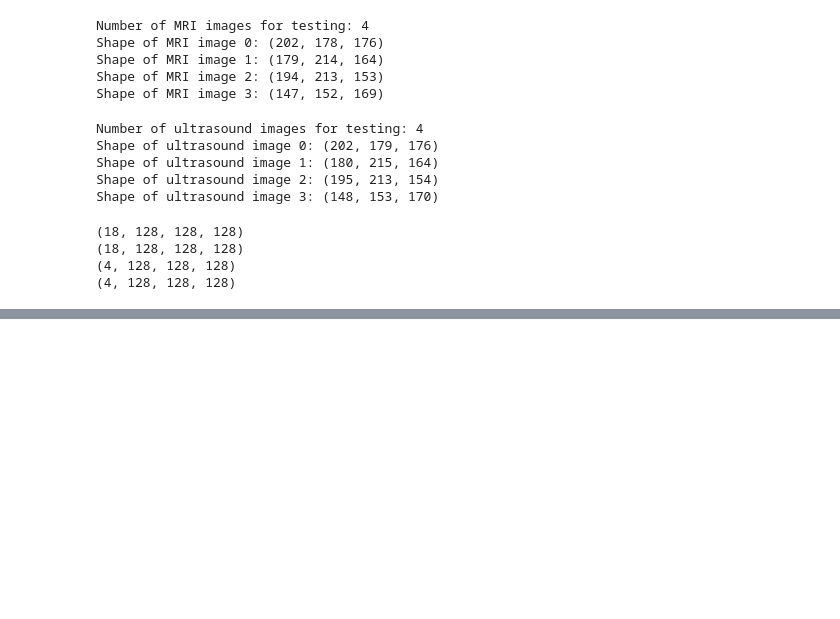
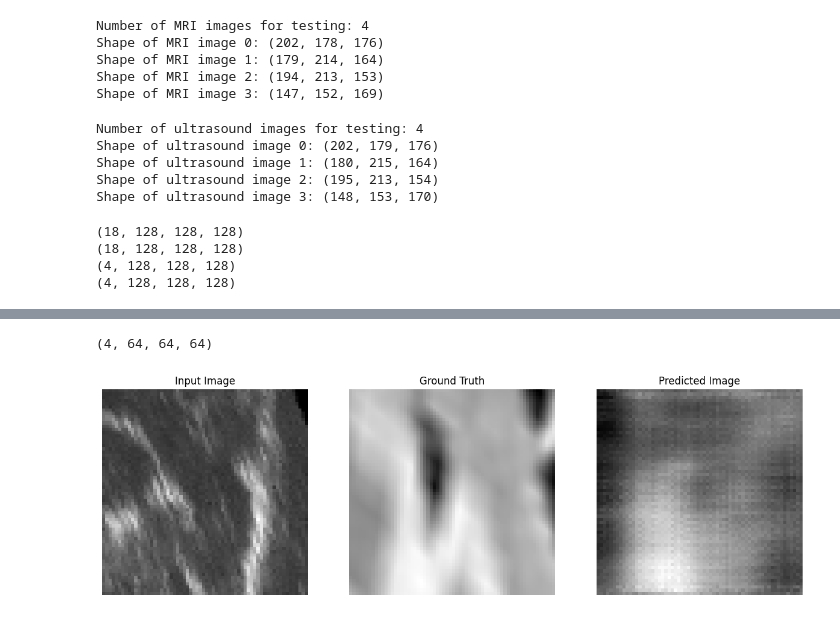
Before and after one commit to shubhamcodez/BrainVoxGen, a Jupyter notebook: VoxGen.ipynb, the cells around one changed output, grey strips where cells are left out. Cells and saved outputs as stored; diff of their text form; code cells hidden in the pictures; blank space fills up the shorter version.

```diff
--- a/VoxGen.ipynb
+++ b/VoxGen.ipynb
@@ -542,5 +560,5 @@ Reusing TensorBoard on port 6006 (pid 4732), started 0:14:09 ago. (Use '!kill 47
 # %%
 from IPython import display
 counter = 0
-fit(train_dataset, test_dataset, steps=40000)
+fit(train_dataset, test_dataset, steps=20000)
 # %% [output]
@@ -558,5 +596,9 @@ display.IFrame(
 # %%
 # Run the trained model on a few examples from the test set
+counter=0
 for inp, tar in test_dataset.take(1):
     print(inp.shape)
     generate_images(generator, inp, tar, save = True)
+# %% [output]
+(4, 64, 64, 64)
+[figure, added]
```
Also changed, not shown: parts of 19 cells of this notebook, 11 other files.
